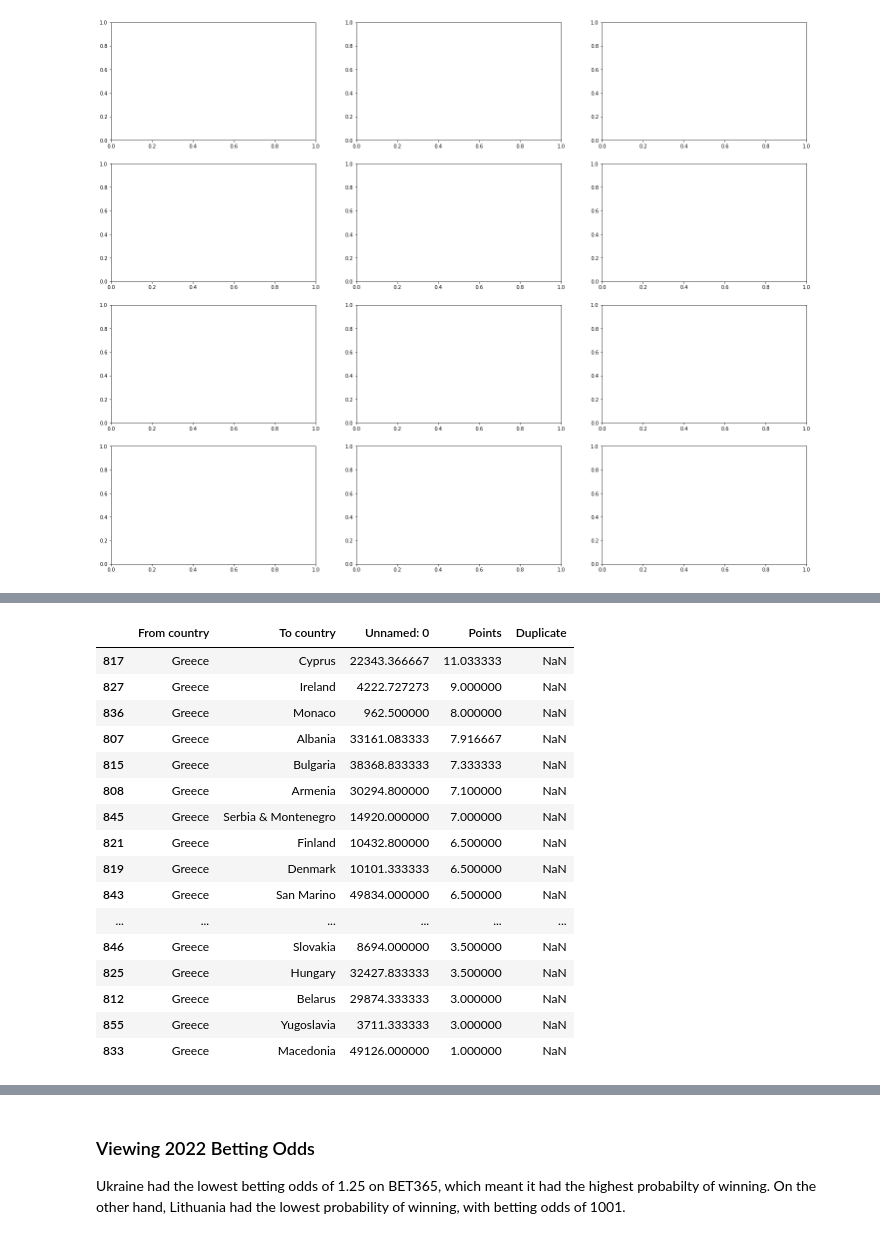
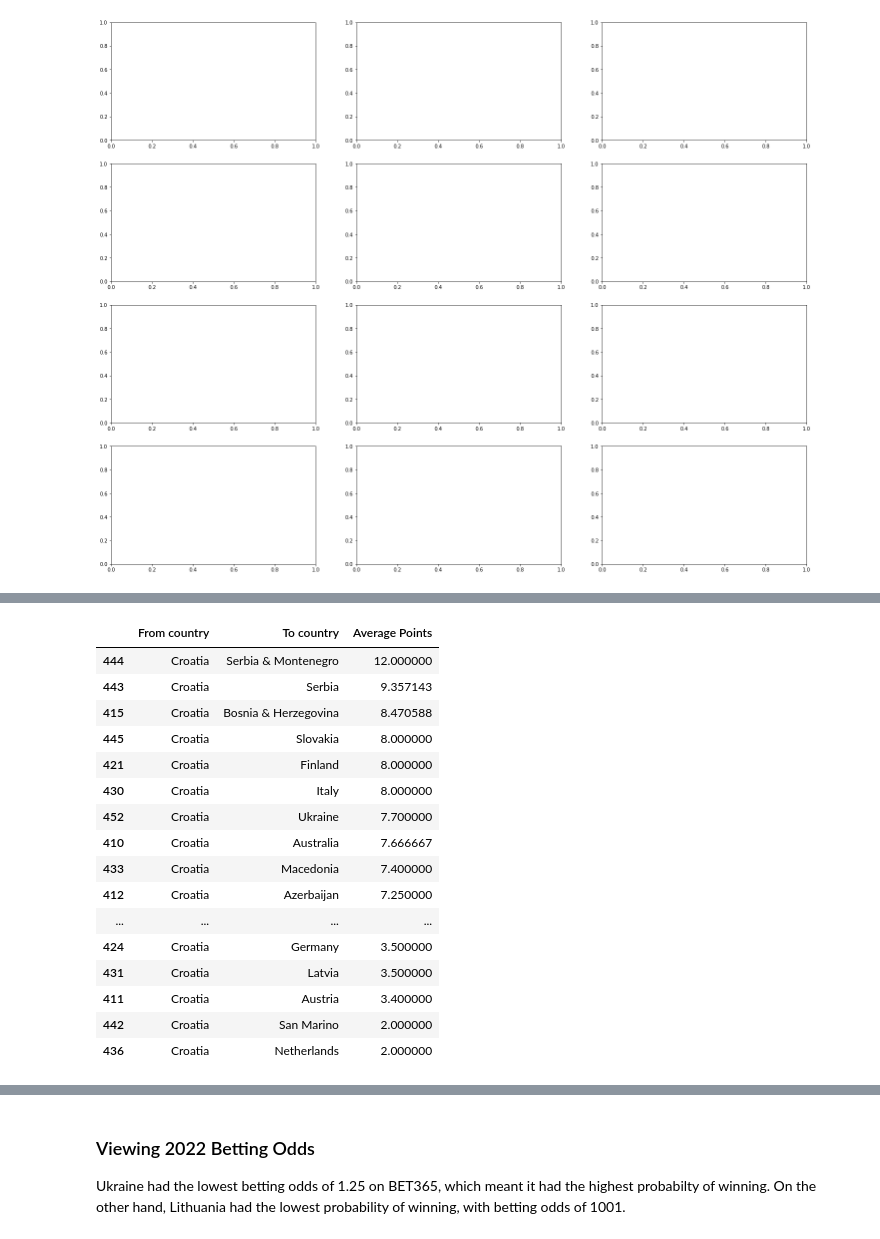
Before and after one commit to jackmheller/modernDataAnalytics, a Jupyter notebook: Neo4j_Python.ipynb, the cells around one changed output, grey strips where cells are left out. Cells and saved outputs as stored; diff of their text form; code cells hidden in the pictures.

```diff
--- a/Neo4j_Python.ipynb
+++ b/Neo4j_Python.ipynb
@@ -979,3 +981,7 @@ for year in urls_years:
 avg_scores = esc_scores_final.groupby(['From country','To country']).mean().reset_index()
 # avg_scores["Final Scores_with Odds"] = ' '
 avg_scores = avg_scores.drop(columns=['Year'])
+
+avg_scores = avg_scores.drop(columns=['Unnamed: 0'])
+avg_scores = avg_scores.drop(columns=['Duplicate'])
+avg_scores = avg_scores.rename(columns={"Points": "Average Points"})
@@ -986,23 +992,23 @@ Based on past voting data, Greece has awarded the most points on average to Cypr
 # %%
-avg_scores[avg_scores['From country']=='Greece'].sort_values(by='Points',ascending=False)
+avg_scores[avg_scores['From country']=='Croatia'].sort_values(by='Average Points',ascending=False)
 # %% [output]
-|  | From country | To country | Unnamed: 0 | Points | Duplicate |
-| 817 | Greece | Cyprus | 22343.366667 | 11.033333 | NaN |
-| 827 | Greece | Ireland | 4222.727273 | 9.000000 | NaN |
-| 836 | Greece | Monaco | 962.500000 | 8.000000 | NaN |
-| 807 | Greece | Albania | 33161.083333 | 7.916667 | NaN |
-| 815 | Greece | Bulgaria | 38368.833333 | 7.333333 | NaN |
-| 808 | Greece | Armenia | 30294.800000 | 7.100000 | NaN |
-| 845 | Greece | Serbia & Montenegro | 14920.000000 | 7.000000 | NaN |
-| 821 | Greece | Finland | 10432.800000 | 6.500000 | NaN |
-| 819 | Greece | Denmark | 10101.333333 | 6.500000 | NaN |
-| 843 | Greece | San Marino | 49834.000000 | 6.500000 | NaN |
-| ... | ... | ... | ... | ... | ... |
-| 846 | Greece | Slovakia | 8694.000000 | 3.500000 | NaN |
-| 825 | Greece | Hungary | 32427.833333 | 3.500000 | NaN |
-| 812 | Greece | Belarus | 29874.333333 | 3.000000 | NaN |
-| 855 | Greece | Yugoslavia | 3711.333333 | 3.000000 | NaN |
-| 833 | Greece | Macedonia | 49126.000000 | 1.000000 | NaN |
+|  | From country | To country | Average Points |
+| 444 | Croatia | Serbia & Montenegro | 12.000000 |
+| 443 | Croatia | Serbia | 9.357143 |
+| 415 | Croatia | Bosnia & Herzegovina | 8.470588 |
+| 445 | Croatia | Slovakia | 8.000000 |
+| 421 | Croatia | Finland | 8.000000 |
+| 430 | Croatia | Italy | 8.000000 |
+| 452 | Croatia | Ukraine | 7.700000 |
+| 410 | Croatia | Australia | 7.666667 |
+| 433 | Croatia | Macedonia | 7.400000 |
+| 412 | Croatia | Azerbaijan | 7.250000 |
+| ... | ... | ... | ... |
+| 424 | Croatia | Germany | 3.500000 |
+| 431 | Croatia | Latvia | 3.500000 |
+| 411 | Croatia | Austria | 3.400000 |
+| 442 | Croatia | San Marino | 2.000000 |
+| 436 | Croatia | Netherlands | 2.000000 |
 # %% [markdown]
 ## Using Betting Odds
 
```
Also changed, not shown: parts of 15 cells of this notebook.
